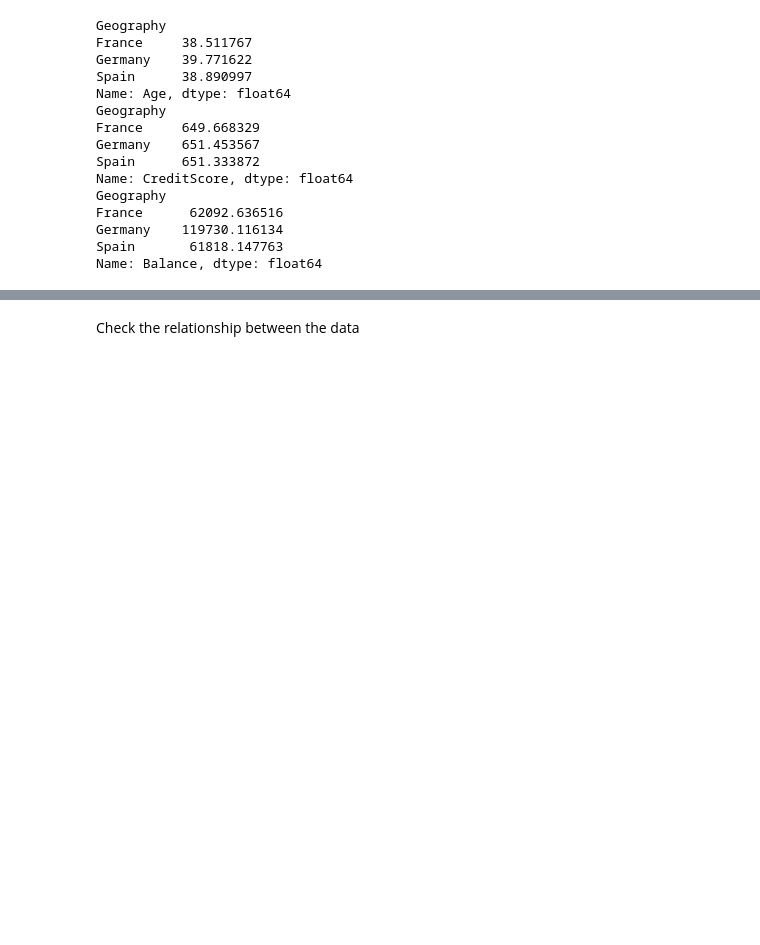
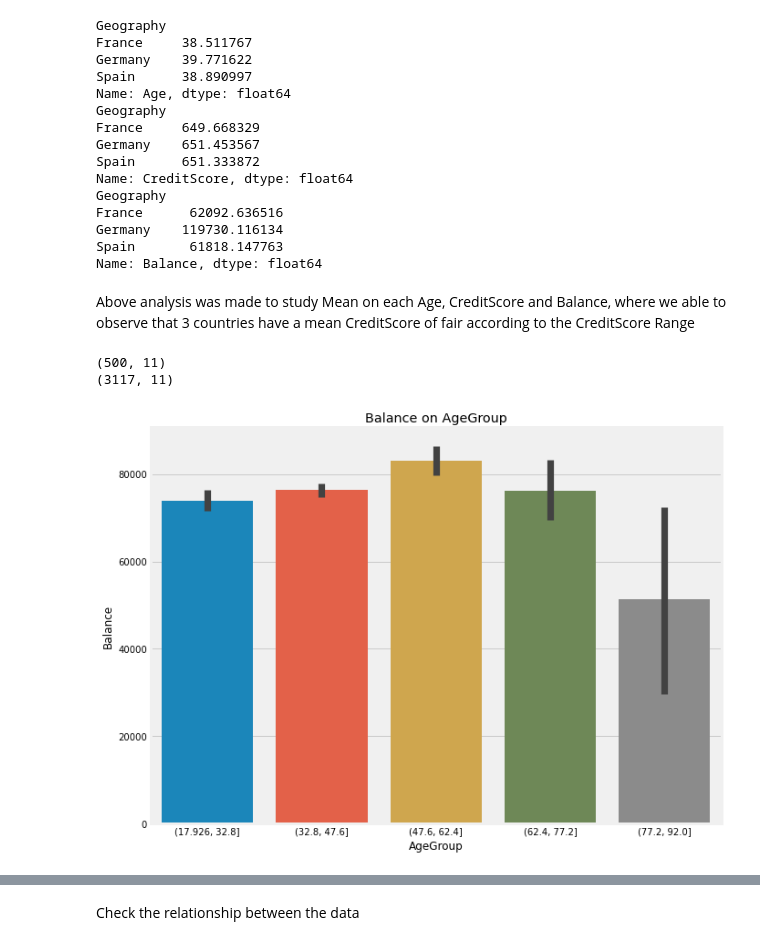
Before and after one commit to raaayden/GA_Project_Code_Challenge_3, a Jupyter notebook: project_final.ipynb, the cells around one changed output, grey strips where cells are left out. Saved outputs shown, nothing was run; the diff lists cells and outputs as text; code cells hidden in the pictures; blank space fills up the shorter version.

Commit message:
raden update 7
add new analysis as well as add more markdowns and comments

```diff
--- a/project_final.ipynb
+++ b/project_final.ipynb
@@ -249,3 +253,21 @@ France      62092.636516
 Germany    119730.116134
 Spain       61818.147763
 Name: Balance, dtype: float64
+# %% [markdown]
+Above analysis was made to study Mean on each Age, CreditScore and Balance, where we able to observe that 3 countries have a mean CreditScore of fair according to the CreditScore Range
+# %%
+#looking how many customer with balance <= 1000 and leave/not leaving
+print(banking[(banking.Balance <= 1000) & (banking['Exited'] == 1)].shape)
+print(banking[(banking.Balance <= 1000) & (banking['Exited'] == 0)].shape)
+# %% [output]
+(500, 11)
+(3117, 11)
+# %%
+#Balance on AgeGroup
+fig = plt.subplots(figsize=(10, 8));
+banking["AgeGroup"] = pd.cut(banking['Age'], 5)
+fig = sns.barplot(x='AgeGroup', y='Balance', data=banking)
+plt.title('Balance on AgeGroup');
+plt.show()
+# %% [output]
+[figure, added]
```
Also changed, not shown: parts of 7 cells of this notebook.
